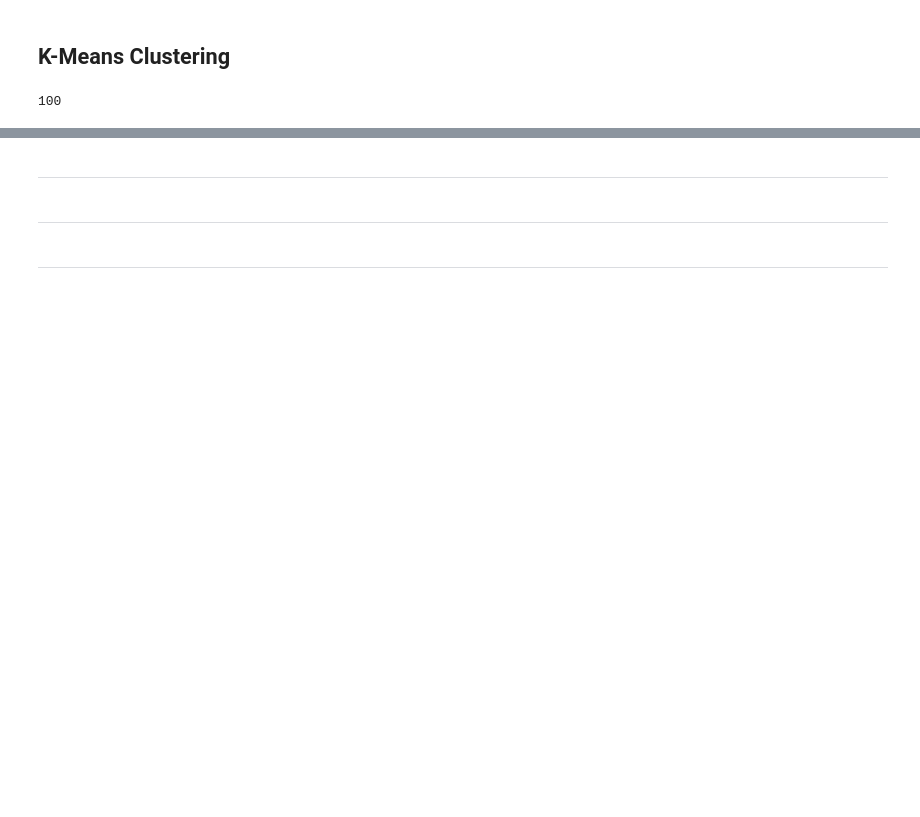
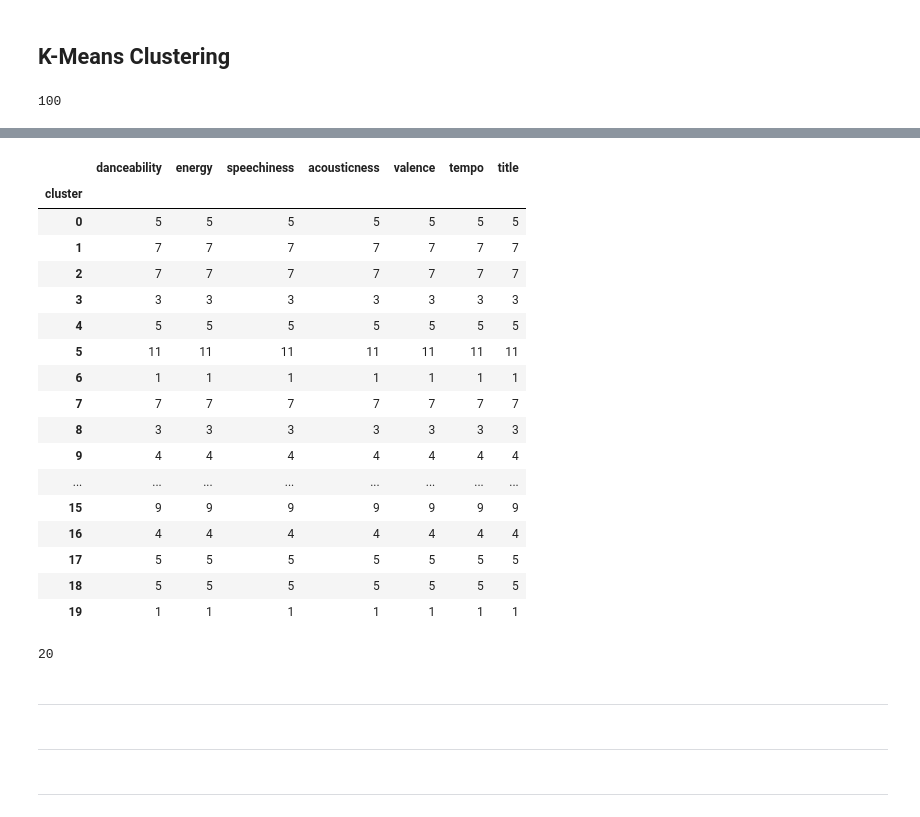
Before and after one commit to trustinyoon/Spotify-Data-Analysis, a Jupyter notebook: Spotify_Data_Manipulation_Python.ipynb, the cells around one changed output, grey strips where cells are left out. Drawn from its saved outputs; the diff is of its cells as text; code cells hidden in the pictures; blank space fills up the shorter version.

```diff
--- a/Spotify_Data_Manipulation_Python.ipynb
+++ b/Spotify_Data_Manipulation_Python.ipynb
@@ -261,7 +265,0 @@ plt.show()
-# %%
-from sklearn_extra.cluster import KMedoids
-
-kmedoids = KMedoids(n_clusters=5, random_state=0)
-kmedoids.fit(dfs)
-kmedoids.cluster_centers_
-#these are the coordinates of the 5 cluster medoids but not sure how to identify which 5 songs are represented by these points
@@ -283,0 +268,5 @@ array([[ 4.69000e-01,  7.86000e-01,  5.00000e+00, -5.39600e+00,
+# %%
+scaler = MinMaxScaler()
+scaled = scaler.fit_transform(dfs)
+y_kmeans = kmeans.fit_predict(scaled)
+y_kmeans
@@ -283,0 +281,5 @@ array([[ 4.69000e-01,  7.86000e-01,  5.00000e+00, -5.39600e+00,
+# %%
+dfs['cluster'] = y_kmeans
+dfs['artist'] = temp.artist.tolist()
+dfs['title'] = temp.song.tolist()
+dfs.head()
@@ -283,0 +309,32 @@ array([[ 4.69000e-01,  7.86000e-01,  5.00000e+00, -5.39600e+00,
+# %%
+#6 k-means assumed to cluster genres, but we are using k=20
+dfs.groupby(['cluster']).count()
+# %% [output]
+|  | danceability | energy | speechiness | acousticness | valence | tempo | title |
+| cluster |  |  |  |  |  |  |  |
+| 0 | 5 | 5 | 5 | 5 | 5 | 5 | 5 |
+| 1 | 7 | 7 | 7 | 7 | 7 | 7 | 7 |
+| 2 | 7 | 7 | 7 | 7 | 7 | 7 | 7 |
+| 3 | 3 | 3 | 3 | 3 | 3 | 3 | 3 |
+| 4 | 5 | 5 | 5 | 5 | 5 | 5 | 5 |
+| 5 | 11 | 11 | 11 | 11 | 11 | 11 | 11 |
+| 6 | 1 | 1 | 1 | 1 | 1 | 1 | 1 |
+| 7 | 7 | 7 | 7 | 7 | 7 | 7 | 7 |
+| 8 | 3 | 3 | 3 | 3 | 3 | 3 | 3 |
+| 9 | 4 | 4 | 4 | 4 | 4 | 4 | 4 |
+| ... | ... | ... | ... | ... | ... | ... | ... |
+| 15 | 9 | 9 | 9 | 9 | 9 | 9 | 9 |
+| 16 | 4 | 4 | 4 | 4 | 4 | 4 | 4 |
+| 17 | 5 | 5 | 5 | 5 | 5 | 5 | 5 |
+| 18 | 5 | 5 | 5 | 5 | 5 | 5 | 5 |
+| 19 | 1 | 1 | 1 | 1 | 1 | 1 | 1 |
+# %%
+#create list of lists of song ids to put into recommendation function
+i=0
+list_of_recs = [0,0,0,0,0,0,0,0,0,0,0,0,0,0,0,0,0,0,0,0]
+while i<20:
+    list_of_recs[i] = dfs.loc[dfs['cluster'] == i].index.to_list()
+    i+=1
+len(list_of_recs)
+# %% [output]
+20
```
Also changed, not shown: parts of 16 cells of this notebook.
